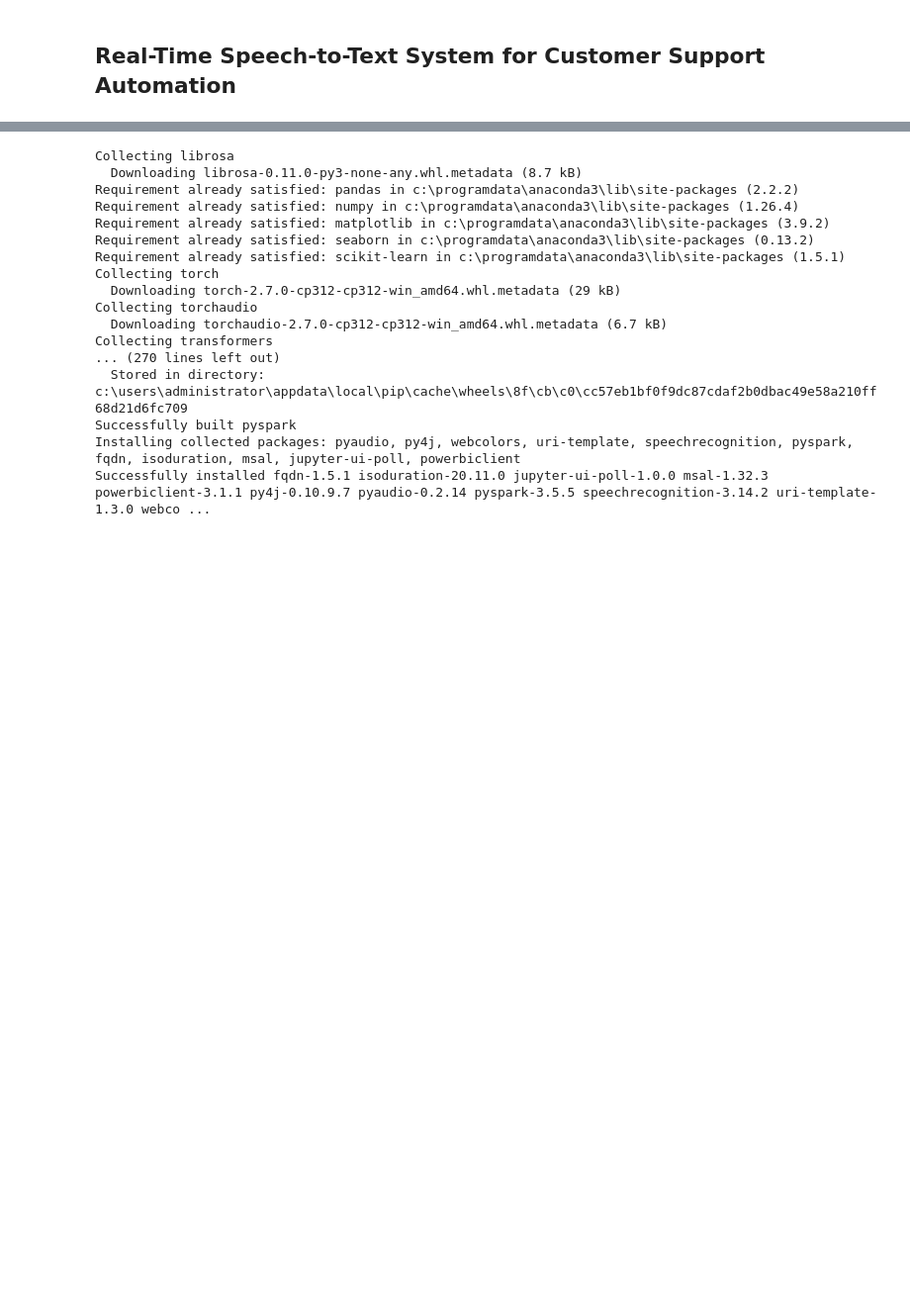
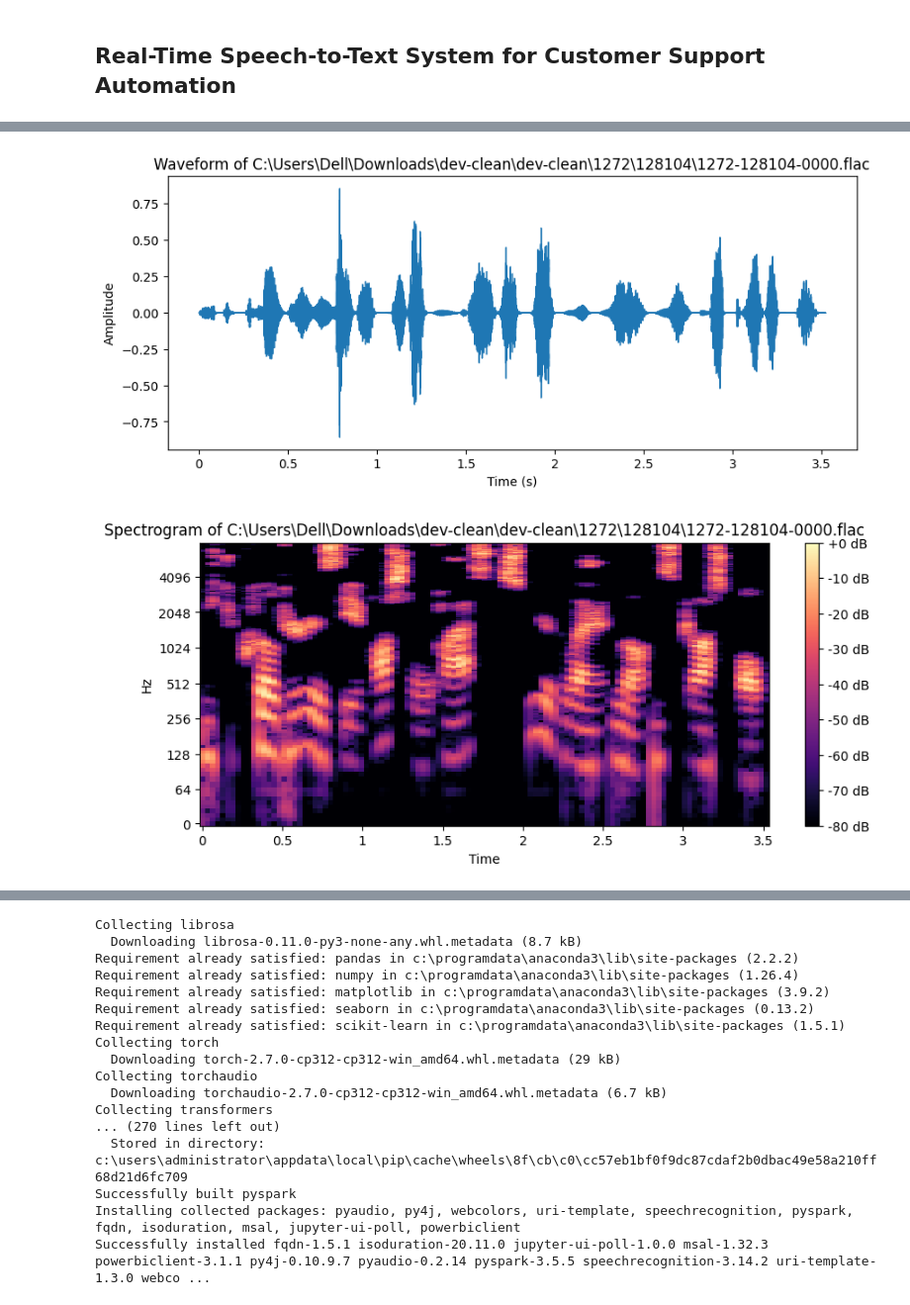
Before and after one commit to Vilokshana/Naan-Mudhalvan, a Jupyter notebook: NM(UNIT_5).ipynb, the cells around one changed output, grey strips where cells are left out. Shown at 99% size. Saved outputs shown, nothing was run; the diff lists cells and outputs as text; code cells hidden in the pictures; blank space fills up the shorter version.

```diff
--- a/NM(UNIT_5).ipynb
+++ b/NM(UNIT_5).ipynb
@@ -4,0 +115,29 @@
+# %%
+import librosa
+import librosa.display
+
+def plot_waveform(file_path):
+    audio, sr = librosa.load(file_path, sr=16000)
+    plt.figure(figsize=(10, 4))
+    librosa.display.waveshow(audio, sr=sr)
+    plt.title(f"Waveform of {file_path}")
+    plt.xlabel("Time (s)")
+    plt.ylabel("Amplitude")
+    plt.show()
+
+def plot_spectrogram(file_path):
+    audio, sr = librosa.load(file_path, sr=16000)
+    D = librosa.amplitude_to_db(librosa.stft(audio), ref=np.max)
+    plt.figure(figsize=(10, 4))
+    librosa.display.specshow(D, x_axis='time', y_axis='log', sr=sr)
+    plt.title(f"Spectrogram of {file_path}")
+    plt.colorbar(format="%+2.0f dB")
+    plt.show()
+
+# Example: Visualize for a specific file
+file_path = df['file_path'].iloc[0]  # Use the first file in your dataset
+plot_waveform(file_path)
+plot_spectrogram(file_path)
+# %% [output]
+[figure, added]
+[figure, added]
```
Also changed, not shown: parts of 6 cells of this notebook.
